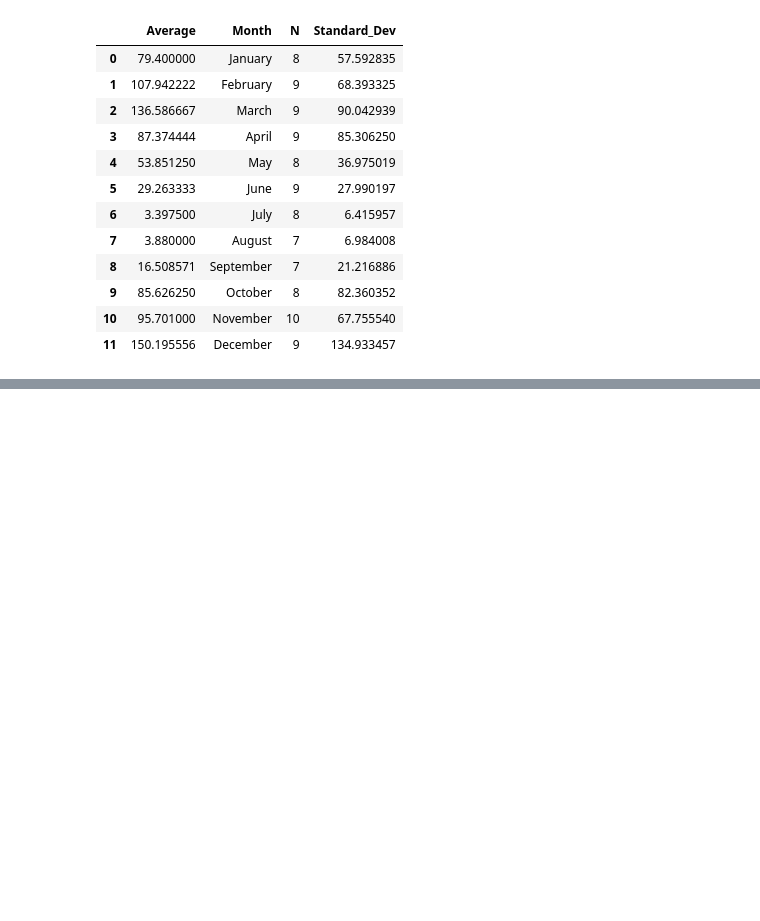
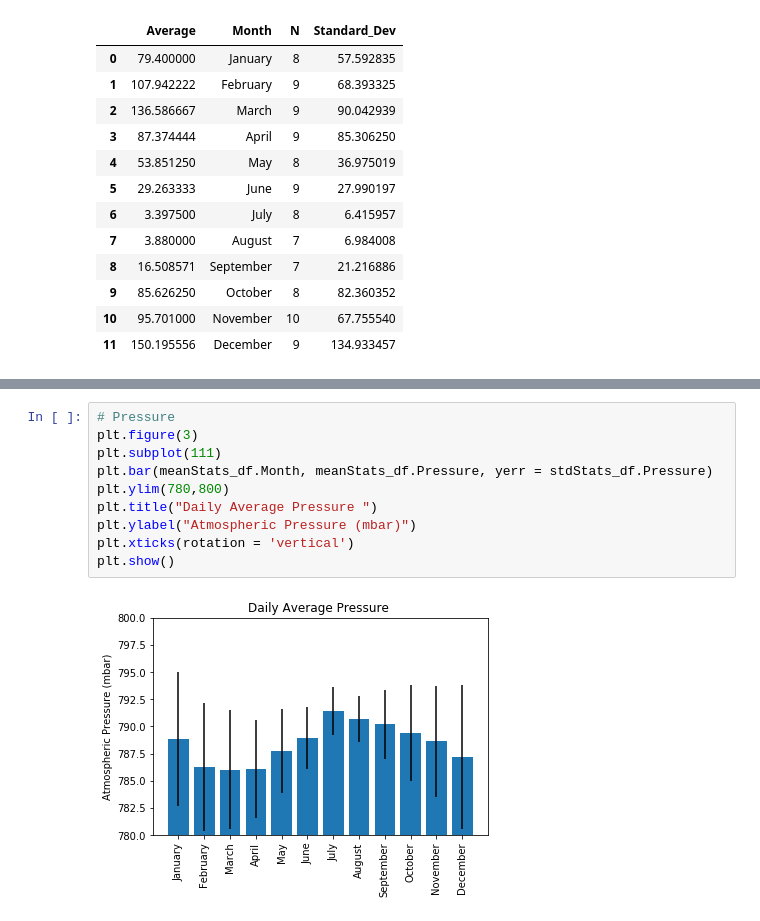
Before and after one commit to JohnnyLomas/SB_Powder_Project, a Jupyter notebook: ExploratoryAnalysis.ipynb, the cells around one changed output, grey strips where cells are left out. Drawn from its saved outputs; the diff is of its cells as text; blank space fills up the shorter version.

```diff
--- a/ExploratoryAnalysis.ipynb
+++ b/ExploratoryAnalysis.ipynb
@@ -423,0 +475,12 @@ Notice that the total monthly average precipitation mirrors the trends we observ
+# %%
+# Pressure
+plt.figure(3)
+plt.subplot(111)
+plt.bar(meanStats_df.Month, meanStats_df.Pressure, yerr = stdStats_df.Pressure)
+plt.ylim(780,800)
+plt.title("Daily Average Pressure ")
+plt.ylabel("Atmospheric Pressure (mbar)")
+plt.xticks(rotation = 'vertical')
+plt.show()
+# %% [output]
+[figure, added]
```
Also changed, not shown: parts of 13 cells of this notebook, 12 other files.
